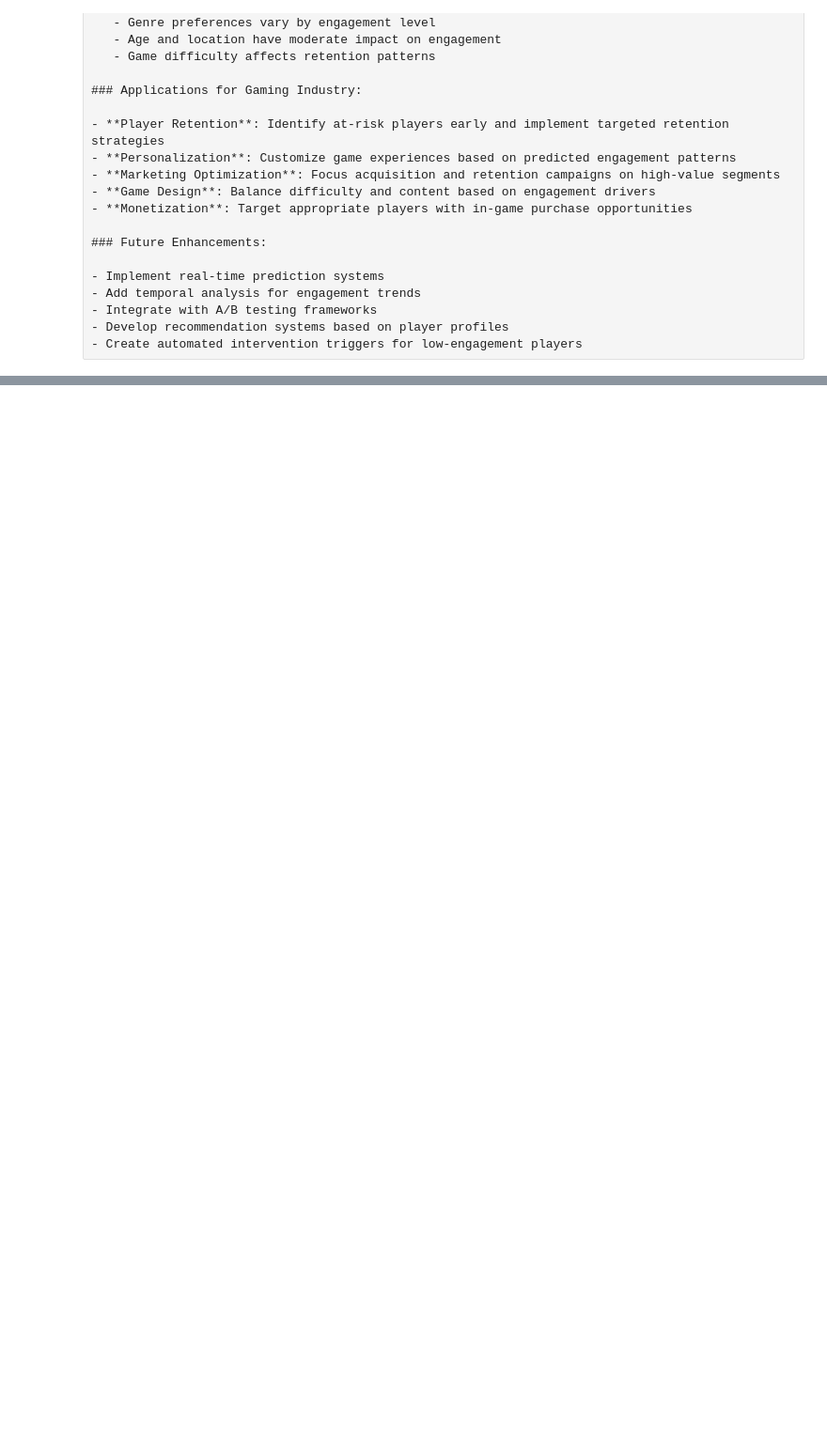
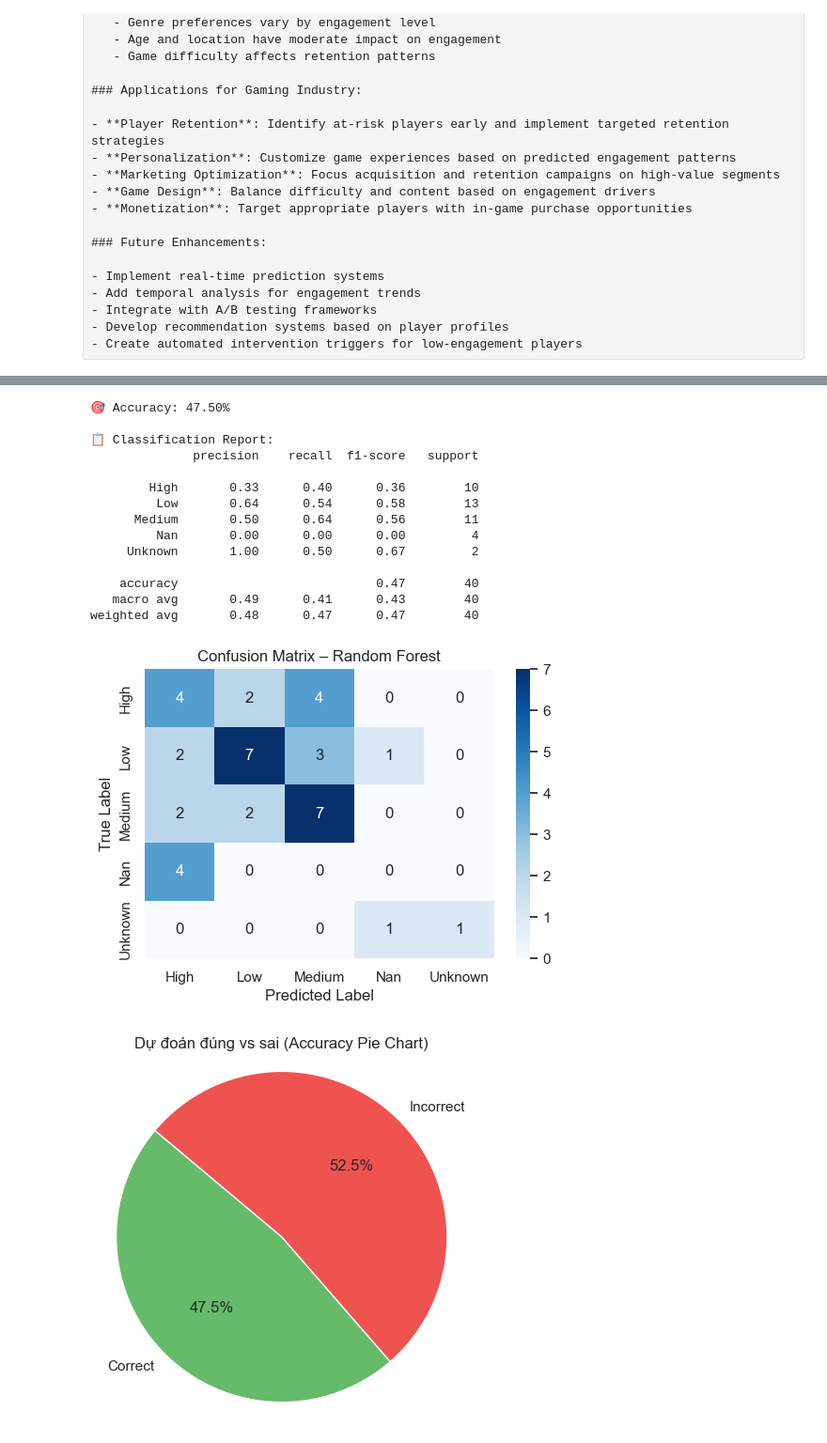
Before and after one commit to AnKoCare/DAV_Project, a Jupyter notebook: gaming_behavior_analysis.ipynb, the cells around one changed output, grey strips where cells are left out. Shown at 94% size. Saved outputs shown, nothing was run; the diff lists cells and outputs as text; code cells hidden in the pictures; blank space fills up the shorter version.

```diff
--- a/gaming_behavior_analysis.ipynb
+++ b/gaming_behavior_analysis.ipynb
@@ -659,0 +877,62 @@ Engagement Probabilities:
+# %%
+from sklearn.ensemble import RandomForestClassifier
+from sklearn.metrics import classification_report, confusion_matrix, accuracy_score
+import matplotlib.pyplot as plt
+import seaborn as sns
+import numpy as np
+
+# 👣 1. Huấn luyện mô hình
+model = RandomForestClassifier(random_state=42, n_estimators=100)
+model.fit(X_train, y_train)
+
+# 👣 2. Dự đoán
+y_pred = model.predict(X_test)
+
+# 👣 3. Tên các lớp mục tiêu (chuyển sang chuỗi)
+class_labels = [str(label) for label in target_le.classes_]
+
+# 👣 4. Đánh giá hiệu suất
+acc = accuracy_score(y_test, y_pred)
+print(f"🎯 Accuracy: {acc:.2%}\n")
+
+print("📋 Classification Report:")
+print(classification_report(y_test, y_pred, target_names=class_labels, zero_division=0))
+
+# 👣 5. Confusion Matrix
+cm = confusion_matrix(y_test, y_pred)
+
+plt.figure(figsize=(6, 4))
+sns.heatmap(cm, annot=True, fmt='d', cmap='Blues',
+            xticklabels=class_labels, yticklabels=class_labels)
+plt.title("Confusion Matrix – Random Forest")
+plt.xlabel("Predicted Label")
+plt.ylabel("True Label")
+plt.show()
+
+# 👣 6. Trực quan hóa Accuracy vs Error
+labels = ['Correct', 'Incorrect']
+values = [sum(y_pred == y_test), sum(y_pred != y_test)]
+colors = ['#66BB6A', '#EF5350']
+
+plt.figure(figsize=(5,5))
+plt.pie(values, labels=labels, autopct='%1.1f%%', colors=colors, startangle=140)
+plt.title("Dự đoán đúng vs sai (Accuracy Pie Chart)")
+plt.axis('equal')
+plt.show()
+# %% [output]
+🎯 Accuracy: 47.50%
+
+📋 Classification Report:
+              precision    recall  f1-score   support
+
+        High       0.33      0.40      0.36        10
+         Low       0.64      0.54      0.58        13
+      Medium       0.50      0.64      0.56        11
+         Nan       0.00      0.00      0.00         4
+     Unknown       1.00      0.50      0.67         2
+
+    accuracy                           0.47        40
+   macro avg       0.49      0.41      0.43        40
+weighted avg       0.48      0.47      0.47        40
+[figure, added]
+[figure, added]
```
Also changed, not shown: parts of 16 cells of this notebook, 2 other files.
